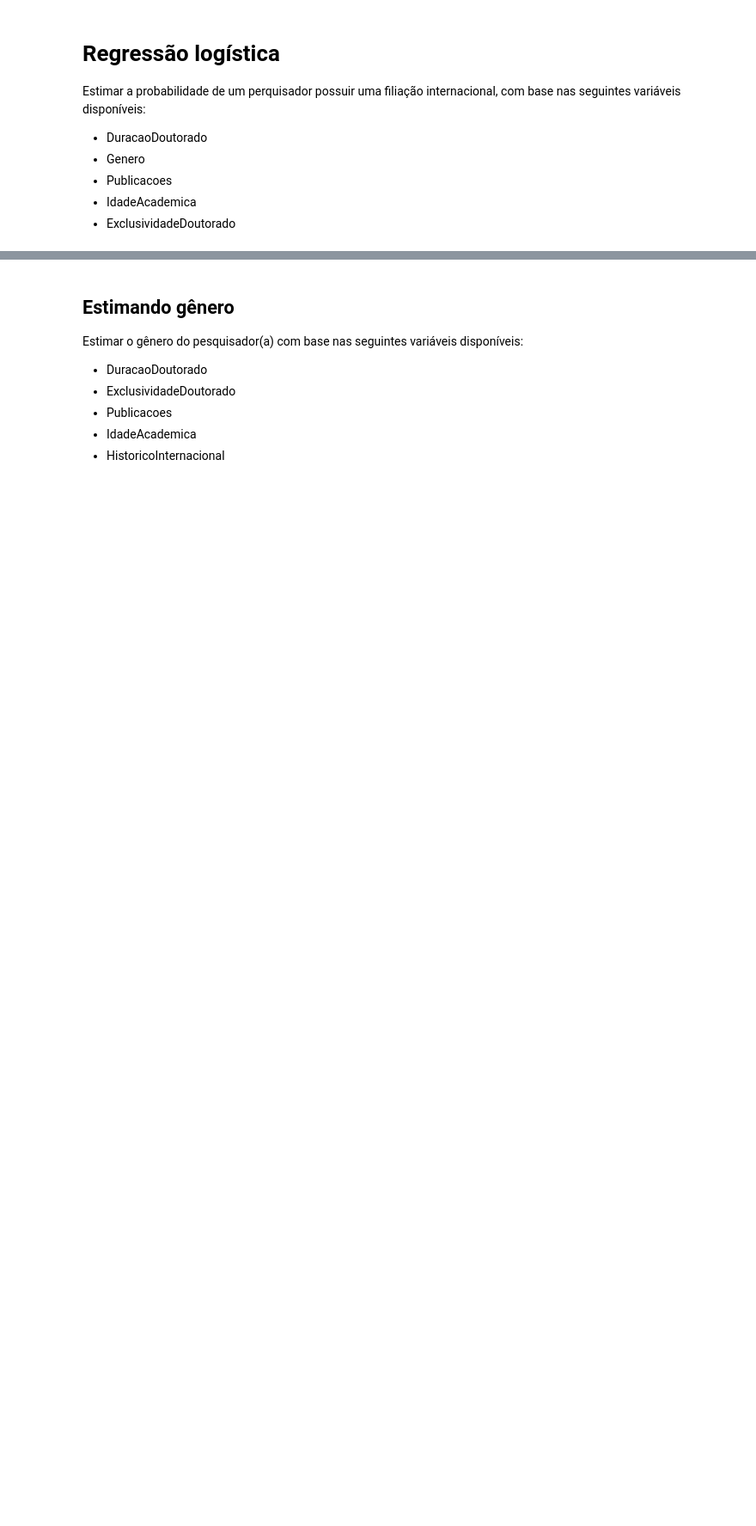
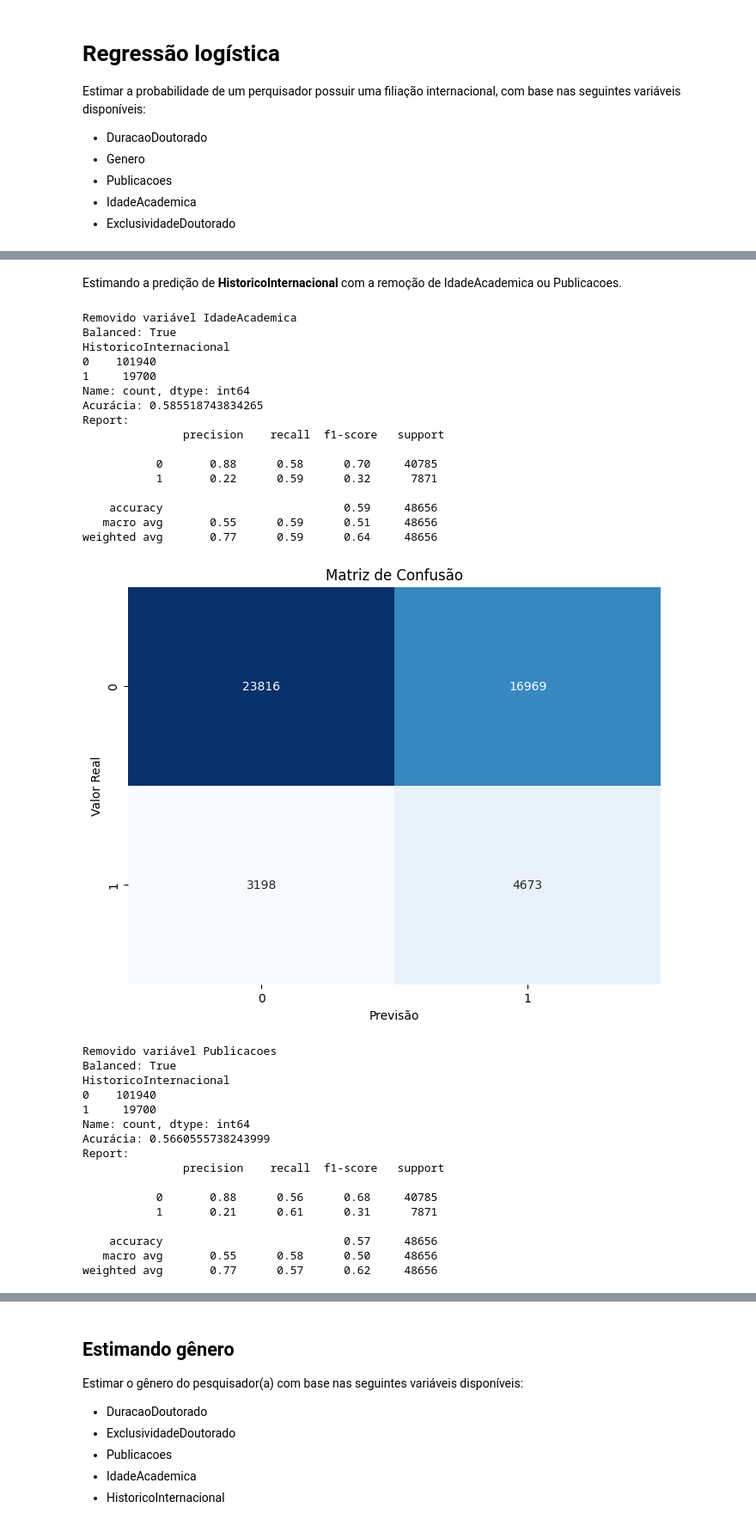
Before and after one commit to Wesley-scarneiro/mqa_trabalho2, a Jupyter notebook: main.ipynb, the cells around one changed output, grey strips where cells are left out. Shown at 86% size. Cells and saved outputs as stored; diff of their text form; code cells hidden in the pictures; blank space fills up the shorter version.

```diff
--- a/main.ipynb
+++ b/main.ipynb
@@ -130,0 +134,59 @@ weighted avg       0.75      0.84      0.76     72984
+# %% [markdown]
+Estimando a predição de **HistoricoInternacional** com a remoção de IdadeAcademica ou Publicacoes.
+# %%
+# Variáveis independentes
+x_independents = dataset[['DuracaoDoutorado',
+             'Genero',
+             'ExclusividadeDoutorado',
+             'IdadeAcademica']]
+
+# Variável dependente
+y_dependent = dataset['HistoricoInternacional']
+
+print('Removido variável IdadeAcademica')
+logistic_regression(x_independents, y_dependent, balanced=True)
+
+x_independents = dataset[['DuracaoDoutorado',
+             'Genero',
+             'ExclusividadeDoutorado',
+             'Publicacoes']]
+
+# Variável dependente
+y_dependent = dataset['HistoricoInternacional']
+
+print('Removido variável Publicacoes')
+logistic_regression(x_independents, y_dependent, balanced=True)
+# %% [output]
+Removido variável IdadeAcademica
+Balanced: True
+HistoricoInternacional
+0    101940
+1     19700
+Name: count, dtype: int64
+Acurácia: 0.585518743834265
+Report:
+               precision    recall  f1-score   support
+
+           0       0.88      0.58      0.70     40785
+           1       0.22      0.59      0.32      7871
+
+    accuracy                           0.59     48656
+   macro avg       0.55      0.59      0.51     48656
+weighted avg       0.77      0.59      0.64     48656
+[figure, added]
+Removido variável Publicacoes
+Balanced: True
+HistoricoInternacional
+0    101940
+1     19700
+Name: count, dtype: int64
+Acurácia: 0.5660555738243999
+Report:
+               precision    recall  f1-score   support
+
+           0       0.88      0.56      0.68     40785
+           1       0.21      0.61      0.31      7871
+
+    accuracy                           0.57     48656
+   macro avg       0.55      0.58      0.50     48656
+weighted avg       0.77      0.57      0.62     48656
```
Also changed, not shown: parts of 8 cells of this notebook.
